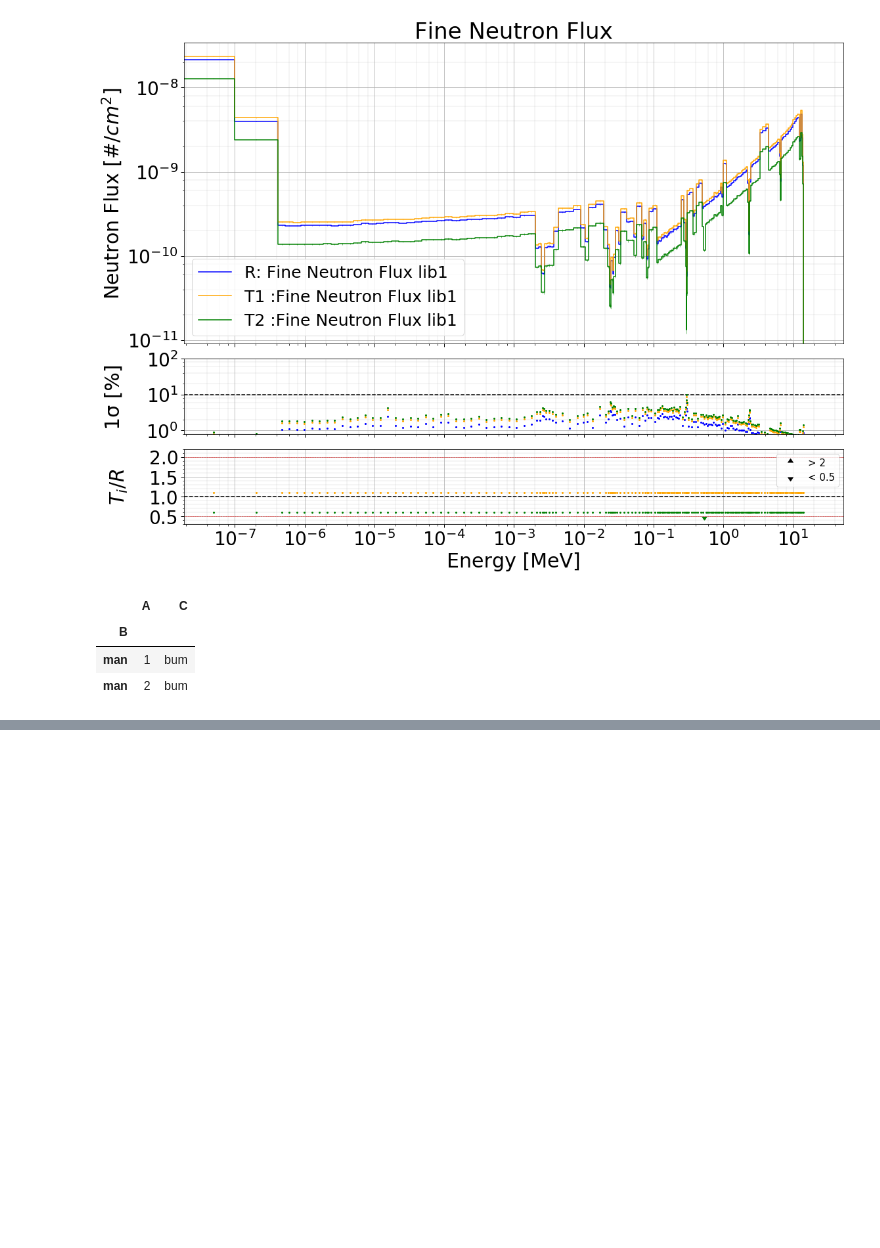
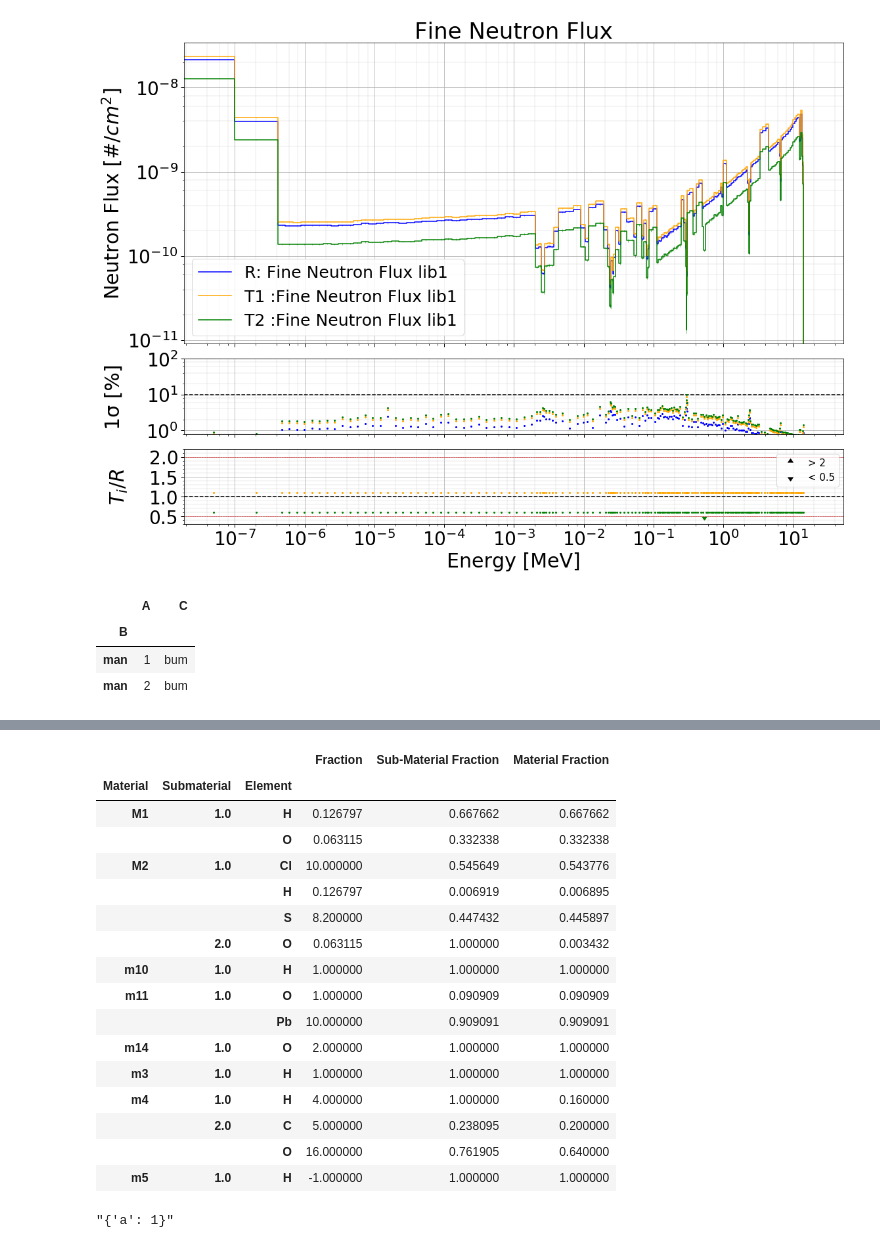
Before and after one commit to JADE-V-V/JADE, a Jupyter notebook: Untitled.ipynb, the cells around one changed output, grey strips where cells are left out. Cells and saved outputs as stored; diff of their text form; code cells hidden in the pictures; blank space fills up the shorter version.

```diff
--- a/Untitled.ipynb
+++ b/Untitled.ipynb
@@ -545,0 +568,38 @@ inp.write('test.i')
+# %%
+df = df.fillna(method='ffill').set_index(['Material', 'Submaterial', 'Element', 'Isotope'])
+# %%
+df_elem = df.groupby(['Material','Submaterial','Element']).sum()
+# %%
+df_sub = df.groupby(['Material','Submaterial']).sum()
+# %%
+df_mat = df.groupby(['Material']).sum()
+# %%
+sub_percentage = []
+mat_percentage = []
+for idx, row in df_elem.iterrows():
+    matID = idx[0]
+    elemID = idx[1]
+    sub_percentage.append(row['Fraction']/df_sub['Fraction'].loc[(matID, elemID)])
+    mat_percentage.append(row['Fraction']/df_mat['Fraction'].loc[matID])
+
+df_elem['Sub-Material Fraction'] = sub_percentage
+df_elem['Material Fraction'] = mat_percentage
+df_elem
+# %% [output]
+|  |  |  | Fraction | Sub-Material Fraction | Material Fraction |
+| Material | Submaterial | Element |  |  |  |
+| M1 | 1.0 | H | 0.126797 | 0.667662 | 0.667662 |
+|  |  | O | 0.063115 | 0.332338 | 0.332338 |
+| M2 | 1.0 | Cl | 10.000000 | 0.545649 | 0.543776 |
+|  |  | H | 0.126797 | 0.006919 | 0.006895 |
+|  |  | S | 8.200000 | 0.447432 | 0.445897 |
+|  | 2.0 | O | 0.063115 | 1.000000 | 0.003432 |
+| m10 | 1.0 | H | 1.000000 | 1.000000 | 1.000000 |
+| m11 | 1.0 | O | 1.000000 | 0.090909 | 0.090909 |
+|  |  | Pb | 10.000000 | 0.909091 | 0.909091 |
+| m14 | 1.0 | O | 2.000000 | 1.000000 | 1.000000 |
+| m3 | 1.0 | H | 1.000000 | 1.000000 | 1.000000 |
+| m4 | 1.0 | H | 4.000000 | 1.000000 | 0.160000 |
+|  | 2.0 | C | 5.000000 | 0.238095 | 0.200000 |
+|  |  | O | 16.000000 | 0.761905 | 0.640000 |
+| m5 | 1.0 | H | -1.000000 | 1.000000 | 1.000000 |
@@ -545,0 +608,4 @@ inp.write('test.i')
+# %%
+dic
+# %% [output]
+"{'a': 1}"
```
Also changed, not shown: parts of 5 cells of this notebook, 9 other files.
